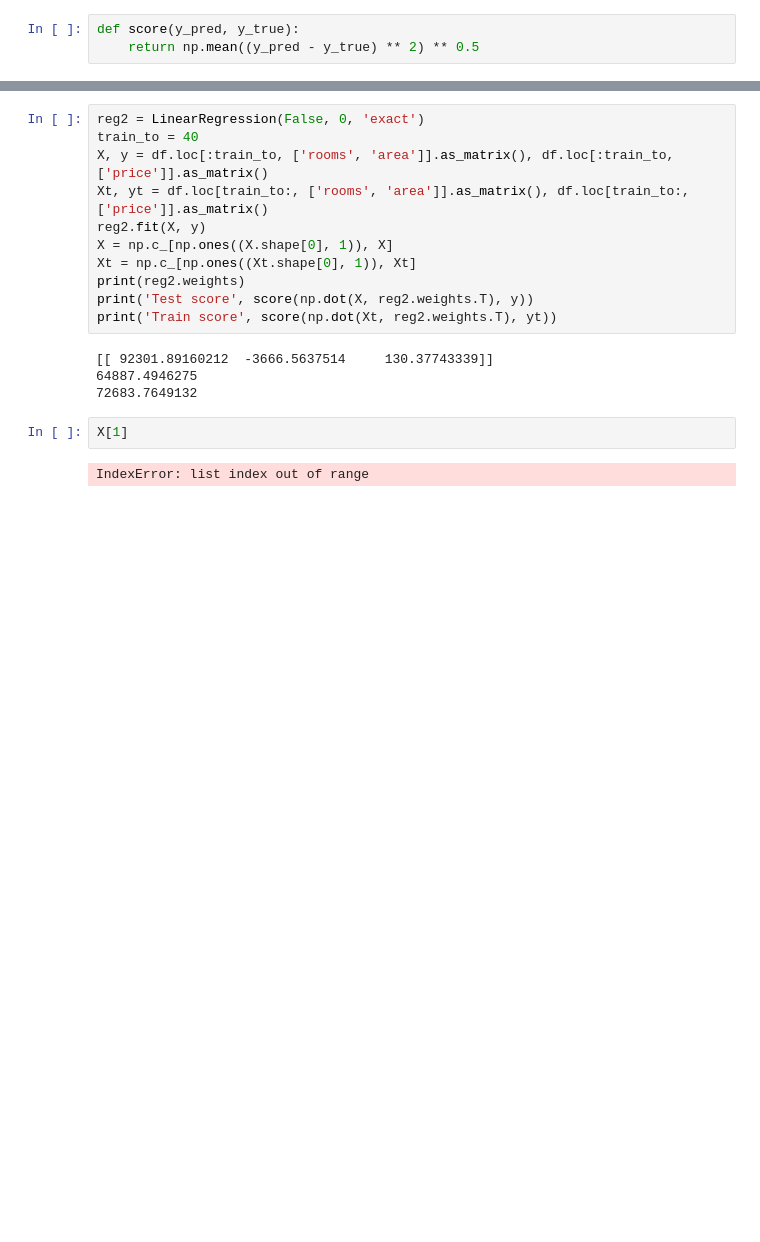
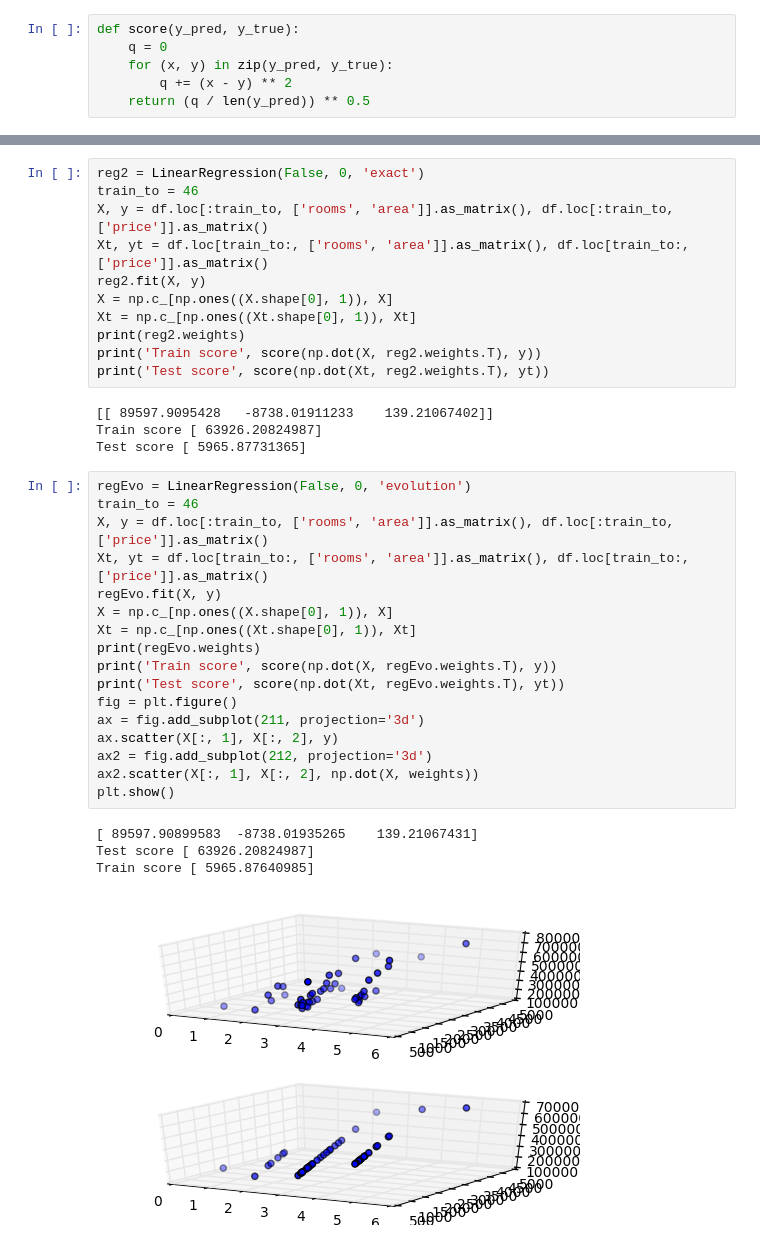
Before and after one commit to np96/mlHomeworks, a Jupyter notebook: Regression.ipynb, the cells around one changed output, grey strips where cells are left out. Drawn from its saved outputs; the diff is of its cells as text; blank space fills up the shorter version.

```diff
--- a/Regression.ipynb
+++ b/Regression.ipynb
@@ -42,3 +46,6 @@ plt.show()
 # %%
 def score(y_pred, y_true):
-    return np.mean((y_pred - y_true) ** 2) ** 0.5
+    q = 0
+    for (x, y) in zip(y_pred, y_true):
+        q += (x - y) ** 2
+    return (q / len(y_pred)) ** 0.5
@@ -76,19 +86,37 @@ Test score:  58804.211438
 # %%
 reg2 = LinearRegression(False, 0, 'exact')
-train_to = 40
+train_to = 46
 X, y = df.loc[:train_to, ['rooms', 'area']].as_matrix(), df.loc[:train_to, ['price']].as_matrix()
 Xt, yt = df.loc[train_to:, ['rooms', 'area']].as_matrix(), df.loc[train_to:, ['price']].as_matrix()
 reg2.fit(X, y)
 X = np.c_[np.ones((X.shape[0], 1)), X]
 Xt = np.c_[np.ones((Xt.shape[0], 1)), Xt]
 print(reg2.weights)
-print('Test score', score(np.dot(X, reg2.weights.T), y))
-print('Train score', score(np.dot(Xt, reg2.weights.T), yt))
+print('Train score', score(np.dot(X, reg2.weights.T), y))
+print('Test score', score(np.dot(Xt, reg2.weights.T), yt))
 # %% [output]
-[[ 92301.89160212  -3666.5637514     130.37743339]]
-64887.4946275
-72683.7649132
+[[ 89597.9095428   -8738.01911233    139.21067402]]
+Train score [ 63926.20824987]
+Test score [ 5965.87731365]
-# %%
-X[1]
-# %% [output]
-IndexError: list index out of range
+# %%
+regEvo = LinearRegression(False, 0, 'evolution')
+train_to = 46
+X, y = df.loc[:train_to, ['rooms', 'area']].as_matrix(), df.loc[:train_to, ['price']].as_matrix()
+Xt, yt = df.loc[train_to:, ['rooms', 'area']].as_matrix(), df.loc[train_to:, ['price']].as_matrix()
+regEvo.fit(X, y)
+X = np.c_[np.ones((X.shape[0], 1)), X]
+Xt = np.c_[np.ones((Xt.shape[0], 1)), Xt]
+print(regEvo.weights)
+print('Train score', score(np.dot(X, regEvo.weights.T), y))
+print('Test score', score(np.dot(Xt, regEvo.weights.T), yt))
+fig = plt.figure()
+ax = fig.add_subplot(211, projection='3d')
+ax.scatter(X[:, 1], X[:, 2], y)
+ax2 = fig.add_subplot(212, projection='3d')
+ax2.scatter(X[:, 1], X[:, 2], np.dot(X, weights))
+plt.show()
+# %% [output]
+[ 89597.90899583  -8738.01935265    139.21067431]
+Test score [ 63926.20824987]
+Train score [ 5965.87640985]
+[figure, added]
```
Also changed, not shown: parts of 10 cells of this notebook, 4 other files.
